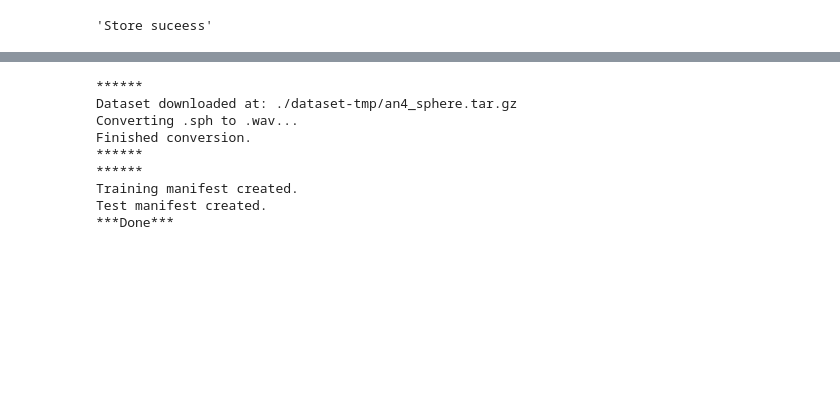
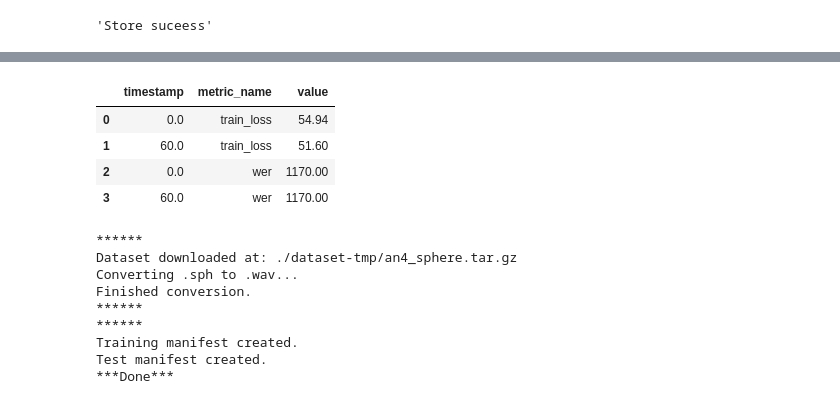
Before and after one commit to Napkin-DL/nemo-on-sagemaker, a Jupyter notebook: 2.nemo-training-job.ipynb, the cells around one changed output, grey strips where cells are left out. Drawn from its saved outputs; the diff is of its cells as text; code cells hidden in the pictures; blank space fills up the shorter version.

```diff
--- a/2.nemo-training-job.ipynb
+++ b/2.nemo-training-job.ipynb
@@ -270,3 +282,14 @@ pm.put_params(key="".join([prefix, "EXPERI-NAME"]), value=experiment_name, overw
+# %%
+from sagemaker.analytics import TrainingJobAnalytics
+df = TrainingJobAnalytics( training_job_name=job_name).dataframe()
+# %%
+df
+# %% [output]
+|  | timestamp | metric_name | value |
+| 0 | 0.0 | train_loss | 54.94 |
+| 1 | 60.0 | train_loss | 51.60 |
+| 2 | 0.0 | wer | 1170.00 |
+| 3 | 60.0 | wer | 1170.00 |
 # %%
 data_dir = "./dataset-tmp"
 # %%
```
Also changed, not shown: parts of 9 cells of this notebook, 5 other files.
